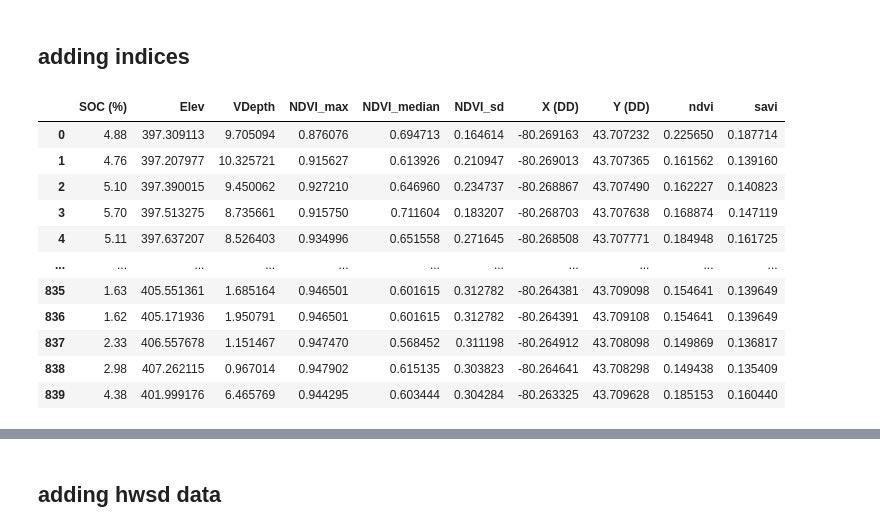
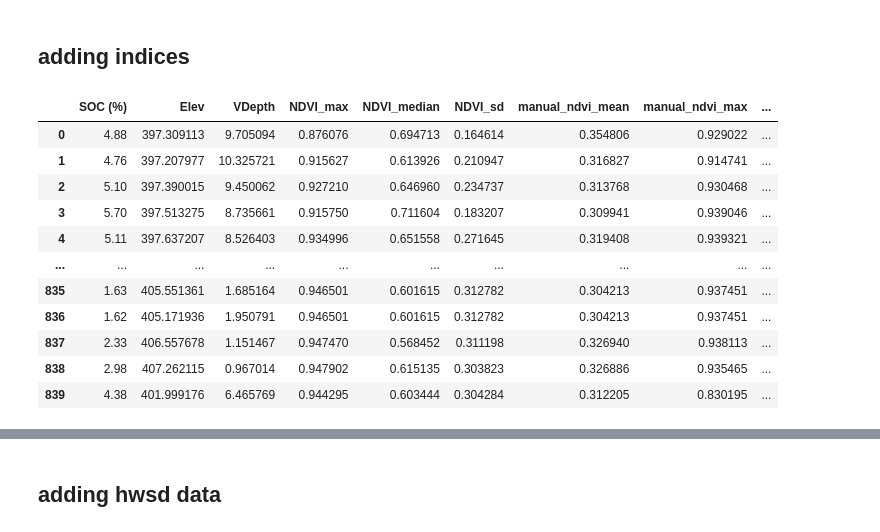
Before and after one commit to MarcoBellizzi/spatial_data, a Jupyter notebook: prepare_dataset_canada.ipynb, the cells around one changed output, grey strips where cells are left out. Saved outputs shown, nothing was run; the diff lists cells and outputs as text; code cells hidden in the pictures.

```diff
--- a/prepare_dataset_canada.ipynb
+++ b/prepare_dataset_canada.ipynb
@@ -20,6 +20,19 @@ canada_db
 | 838 | 839 | 2.98 | 147.879089 | 0.184841 | 407.262115 | 0.085817 | 0.238642 | 0.888877 | 0.602132 | 0.086281 | ... | ... |
 | 839 | 840 | 4.38 | 567.199585 | -3.146603 | 401.999176 | -0.441604 | -0.653464 | -0.667484 | -0.543457 | -0.210248 | ... | ... |
 840 rows × 61 columns
+# %%
+import folium
+
+map = folium.Map()
+
+for i in canada_db.index:
+    folium.CircleMarker(
+        location=(canada_db['Y (DD)'].iloc[i], canada_db['X (DD)'].iloc[i]),
+        radius=1,
+        color="cornflowerblue"
+    ).add_to(map)
+
+#map
 # %% [markdown]
 ## remove column
 # %%
@@ -76,48 +96,69 @@ print(data.shape)
 # %%
 import rasterio
 from scipy.interpolate import interp1d
+import statistics
 
-raster = rasterio.open("./data/sentinel_images/l2a/01_gennaio/response.tiff")
+raster = rasterio.open("data/ds_canada/immagini/2017-02/response.tiff")
 
 min_x_gps, min_y_gps = raster.xy(0, 0)
 max_x_gps, max_y_gps = raster.xy(raster.shape[0], raster.shape[1])
 
 from_gps_to_raster_x = interp1d([min_x_gps, max_x_gps], [0, raster.shape[0]])
 from_gps_to_raster_y = interp1d([min_y_gps, max_y_gps], [0, raster.shape[1]])
 
 raster.close()
 
-def add_column_by_band(band, band_name):
-    values = []
-    for j in canada_db.index:
-        x = canada_db['X (DD)'].iloc[j]
-        y = canada_db['Y (DD)'].iloc[j]
-        x_raster = round(float(from_gps_to_raster_x(x)))
-        y_raster = round(float(from_gps_to_raster_y(y)))
-        value = band[x_raster][y_raster]
-        values.append(value)
-    canada_db[band_name] = values
+ndvi_means = []
+ndvi_maxs = []
+ndvi_medians = []
+ndvi_sds = []
 
-red = data[2]
-nir = data[3]
-ndvi = (nir - red) / (nir + red)
-add_column_by_band(ndvi, "ndvi")
+evi_means = []
+evi_maxs = []
+evi_medians = []
+evi_sds = []
 
-l = 0.428
-savi = (nir - red) / (nir + red + l) * (1 + l)
-add_column_by_band(savi, "savi")
+for j in canada_db.index:
+    x = canada_db['X (DD)'].iloc[j]
+    y = canada_db['Y (DD)'].iloc[j]
+    x_raster = round(float(from_gps_to_raster_x(x)))
+    y_raster = round(float(from_gps_to_raster_y(y)))
+
+    ndvi_values = [ndvis[i][x_raster][y_raster] for i in range(ndvis.shape[0])]
+    ndvi_means.append(statistics.mean(ndvi_values))
+    ndvi_maxs.append(max(ndvi_values))
+    ndvi_medians.append(statistics.median(ndvi_values))
+    ndvi_sds.append(statistics.stdev(ndvi_values))
+
+    evi_values = [evis[i][x_raster][y_raster] for i in range(evis.shape[0])]
+    evi_means.append(statistics.mean(evi_values))
+    evi_maxs.append(max(evi_values))
+    evi_medians.append(statistics.median(evi_values))
+    evi_sds.append(statistics.stdev(evi_values))
+
+canada_db.drop(list(canada_db.columns)[6:8], axis = 1, inplace=True)
+
+canada_db['manual_ndvi_mean'] = ndvi_means
+canada_db['manual_ndvi_max'] = ndvi_maxs
+canada_db['manual_ndvi_median'] = ndvi_medians
+canada_db['manual_ndvi_sd'] = ndvi_sds
+
+canada_db['manual_evi_mean'] = evi_means
+canada_db['manual_evi_max'] = evi_maxs
+canada_db['manual_evi_median'] = evi_medians
+canada_db['manual_evi_sd'] = evi_sds
 
 canada_db
 # %% [output]
-|  | SOC (%) | Elev | VDepth | NDVI_max | NDVI_median | NDVI_sd | X (DD) | Y (DD) | ndvi | savi |
-| 0 | 4.88 | 397.309113 | 9.705094 | 0.876076 | 0.694713 | 0.164614 | -80.269163 | 43.707232 | 0.225650 | 0.187714 |
-| 1 | 4.76 | 397.207977 | 10.325721 | 0.915627 | 0.613926 | 0.210947 | -80.269013 | 43.707365 | 0.161562 | 0.139160 |
-| 2 | 5.10 | 397.390015 | 9.450062 | 0.927210 | 0.646960 | 0.234737 | -80.268867 | 43.707490 | 0.162227 | 0.140823 |
-| 3 | 5.70 | 397.513275 | 8.735661 | 0.915750 | 0.711604 | 0.183207 | -80.268703 | 43.707638 | 0.168874 | 0.147119 |
-| 4 | 5.11 | 397.637207 | 8.526403 | 0.934996 | 0.651558 | 0.271645 | -80.268508 | 43.707771 | 0.184948 | 0.161725 |
-| ... | ... | ... | ... | ... | ... | ... | ... | ... | ... | ... |
-| 835 | 1.63 | 405.551361 | 1.685164 | 0.946501 | 0.601615 | 0.312782 | -80.264381 | 43.709098 | 0.154641 | 0.139649 |
-| 836 | 1.62 | 405.171936 | 1.950791 | 0.946501 | 0.601615 | 0.312782 | -80.264391 | 43.709108 | 0.154641 | 0.139649 |
-| 837 | 2.33 | 406.557678 | 1.151467 | 0.947470 | 0.568452 | 0.311198 | -80.264912 | 43.708098 | 0.149869 | 0.136817 |
-| 838 | 2.98 | 407.262115 | 0.967014 | 0.947902 | 0.615135 | 0.303823 | -80.264641 | 43.708298 | 0.149438 | 0.135409 |
-| 839 | 4.38 | 401.999176 | 6.465769 | 0.944295 | 0.603444 | 0.304284 | -80.263325 | 43.709628 | 0.185153 | 0.160440 |
+|  | SOC (%) | Elev | VDepth | NDVI_max | NDVI_median | NDVI_sd | manual_ndvi_mean | manual_ndvi_max | ... |
+| 0 | 4.88 | 397.309113 | 9.705094 | 0.876076 | 0.694713 | 0.164614 | 0.354806 | 0.929022 | ... |
+| 1 | 4.76 | 397.207977 | 10.325721 | 0.915627 | 0.613926 | 0.210947 | 0.316827 | 0.914741 | ... |
+| 2 | 5.10 | 397.390015 | 9.450062 | 0.927210 | 0.646960 | 0.234737 | 0.313768 | 0.930468 | ... |
+| 3 | 5.70 | 397.513275 | 8.735661 | 0.915750 | 0.711604 | 0.183207 | 0.309941 | 0.939046 | ... |
+| 4 | 5.11 | 397.637207 | 8.526403 | 0.934996 | 0.651558 | 0.271645 | 0.319408 | 0.939321 | ... |
+| ... | ... | ... | ... | ... | ... | ... | ... | ... | ... |
+| 835 | 1.63 | 405.551361 | 1.685164 | 0.946501 | 0.601615 | 0.312782 | 0.304213 | 0.937451 | ... |
+| 836 | 1.62 | 405.171936 | 1.950791 | 0.946501 | 0.601615 | 0.312782 | 0.304213 | 0.937451 | ... |
+| 837 | 2.33 | 406.557678 | 1.151467 | 0.947470 | 0.568452 | 0.311198 | 0.326940 | 0.938113 | ... |
+| 838 | 2.98 | 407.262115 | 0.967014 | 0.947902 | 0.615135 | 0.303823 | 0.326886 | 0.935465 | ... |
+| 839 | 4.38 | 401.999176 | 6.465769 | 0.944295 | 0.603444 | 0.304284 | 0.312205 | 0.830195 | ... |
```
Also changed, not shown: parts of 5 cells of this notebook, 2 other files.
